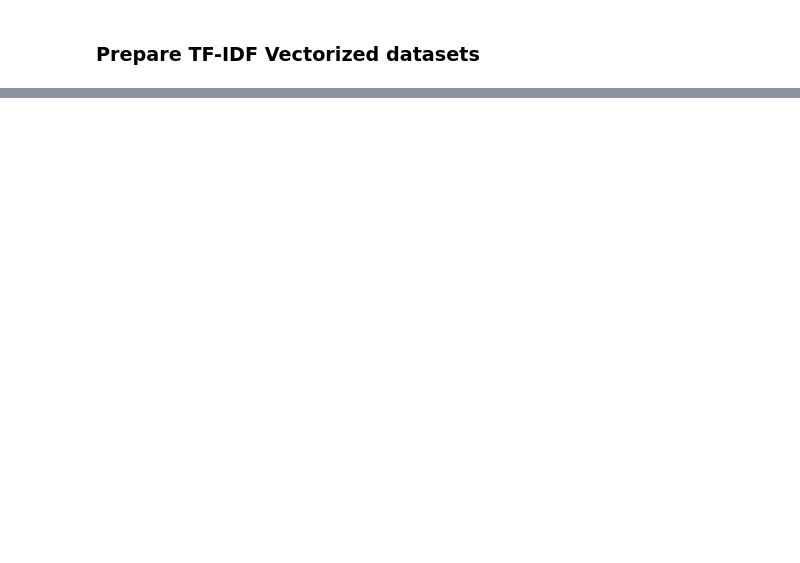
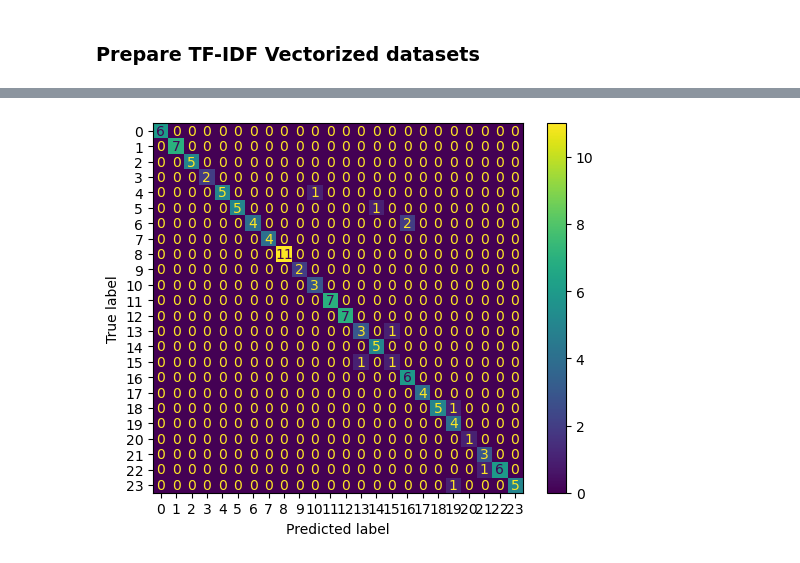
Before and after one commit to t4ai/nlp-medical-diagnosis-classifier, a Jupyter notebook: diagnostic-predictor.ipynb, the cells around one changed output, grey strips where cells are left out. Saved outputs shown, nothing was run; the diff lists cells and outputs as text; code cells hidden in the pictures; blank space fills up the shorter version.

```diff
--- a/diagnostic-predictor.ipynb
+++ b/diagnostic-predictor.ipynb
@@ -214,0 +384,16 @@ clf_elmo.fit(elmo_train_new, y_train)
+# %%
+# Run model on validation dataset
+with tf.Session() as session:
+    K.set_session(session)
+    session.run(tf.global_variables_initializer())
+    session.run(tf.tables_initializer())
+    model.load_weights('./symptoms-elmo-model-lemm.h5')
+    predicts = model.predict(X_val_elmo, batch_size=16)
+# %%
+# decode validation labels
+y_val_dec = decode(encoder, y_val_enc)
+
+# decode predicted labels
+y_preds = decode(encoder, predicts)
+
+print(classification_report(y_val_dec, y_preds))
@@ -214,0 +418,5 @@ clf_elmo.fit(elmo_train_new, y_train)
+# %%
+# plot the confusion matrix
+ConfusionMatrixDisplay(confusion_matrix=confusion_matrix(y_val, y_preds)).plot();
+# %% [output]
+[figure, added]
```
Also changed, not shown: parts of 39 cells of this notebook, 7 other files.
